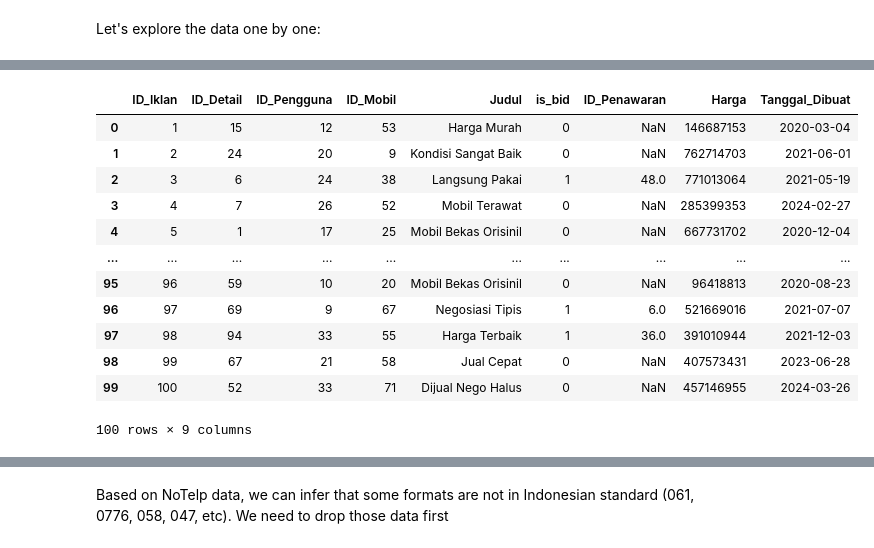
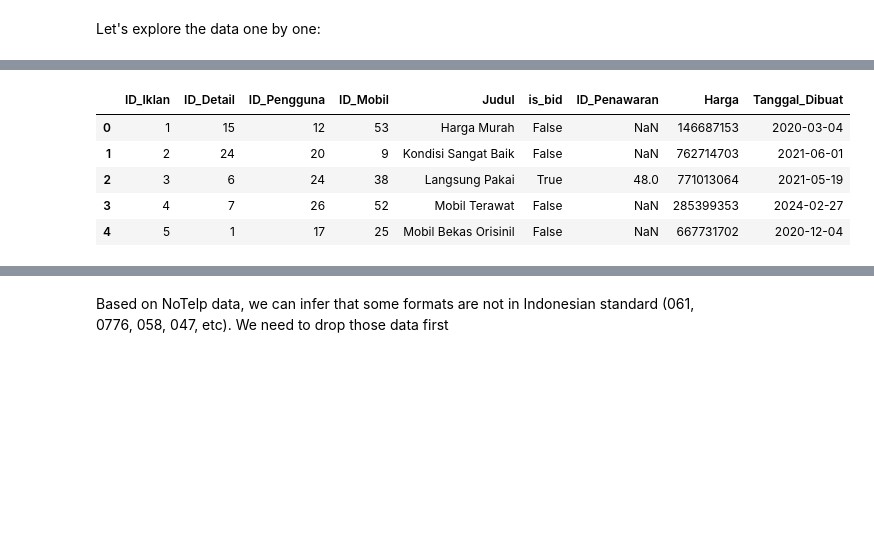
Before and after one commit to rzkybagaskara/bronze-dwh, a Jupyter notebook: notebook.ipynb, the cells around one changed output, grey strips where cells are left out. Saved outputs shown, nothing was run; the diff lists cells and outputs as text; code cells hidden in the pictures; blank space fills up the shorter version.

```diff
--- a/notebook.ipynb
+++ b/notebook.ipynb
@@ -39,19 +30,12 @@ mobil_data
 # %%
-iklan_data = pd.read_csv('data_source/iklan.csv', sep=';')
-iklan_data
+iklan_data = pd.read_csv('data_source/iklan.csv', sep=';', parse_dates=['Tanggal_Dibuat'], dtype={'is_bid': bool})
+iklan_data.head(5)
 # %% [output]
 |  | ID_Iklan | ID_Detail | ID_Pengguna | ID_Mobil | Judul | is_bid | ID_Penawaran | Harga | Tanggal_Dibuat |
-| 0 | 1 | 15 | 12 | 53 | Harga Murah | 0 | NaN | 146687153 | 2020-03-04 |
-| 1 | 2 | 24 | 20 | 9 | Kondisi Sangat Baik | 0 | NaN | 762714703 | 2021-06-01 |
-| 2 | 3 | 6 | 24 | 38 | Langsung Pakai | 1 | 48.0 | 771013064 | 2021-05-19 |
-| 3 | 4 | 7 | 26 | 52 | Mobil Terawat | 0 | NaN | 285399353 | 2024-02-27 |
-| 4 | 5 | 1 | 17 | 25 | Mobil Bekas Orisinil | 0 | NaN | 667731702 | 2020-12-04 |
-| ... | ... | ... | ... | ... | ... | ... | ... | ... | ... |
-| 95 | 96 | 59 | 10 | 20 | Mobil Bekas Orisinil | 0 | NaN | 96418813 | 2020-08-23 |
-| 96 | 97 | 69 | 9 | 67 | Negosiasi Tipis | 1 | 6.0 | 521669016 | 2021-07-07 |
-| 97 | 98 | 94 | 33 | 55 | Harga Terbaik | 1 | 36.0 | 391010944 | 2021-12-03 |
-| 98 | 99 | 67 | 21 | 58 | Jual Cepat | 0 | NaN | 407573431 | 2023-06-28 |
-| 99 | 100 | 52 | 33 | 71 | Dijual Nego Halus | 0 | NaN | 457146955 | 2024-03-26 |
+| 0 | 1 | 15 | 12 | 53 | Harga Murah | False | NaN | 146687153 | 2020-03-04 |
+| 1 | 2 | 24 | 20 | 9 | Kondisi Sangat Baik | False | NaN | 762714703 | 2021-06-01 |
+| 2 | 3 | 6 | 24 | 38 | Langsung Pakai | True | 48.0 | 771013064 | 2021-05-19 |
+| 3 | 4 | 7 | 26 | 52 | Mobil Terawat | False | NaN | 285399353 | 2024-02-27 |
+| 4 | 5 | 1 | 17 | 25 | Mobil Bekas Orisinil | False | NaN | 667731702 | 2020-12-04 |
-100 rows × 9 columns
 # %%
 detail_iklan_data = pd.read_csv('data_source/detail_iklan.csv', sep=';')
```
Also changed, not shown: parts of 40 cells of this notebook.
